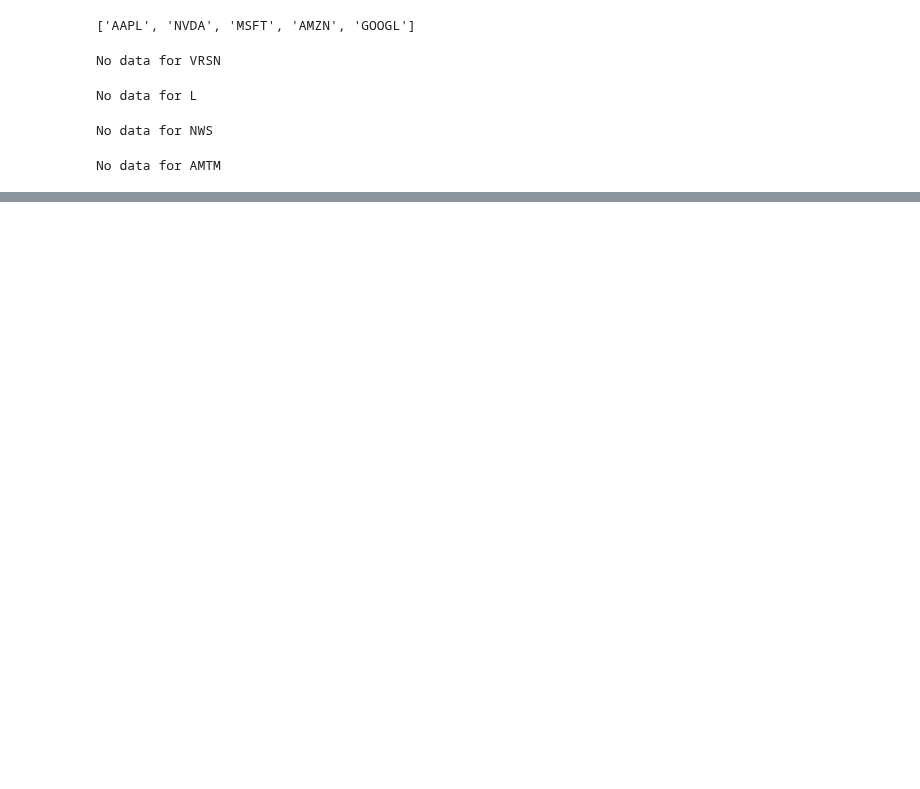
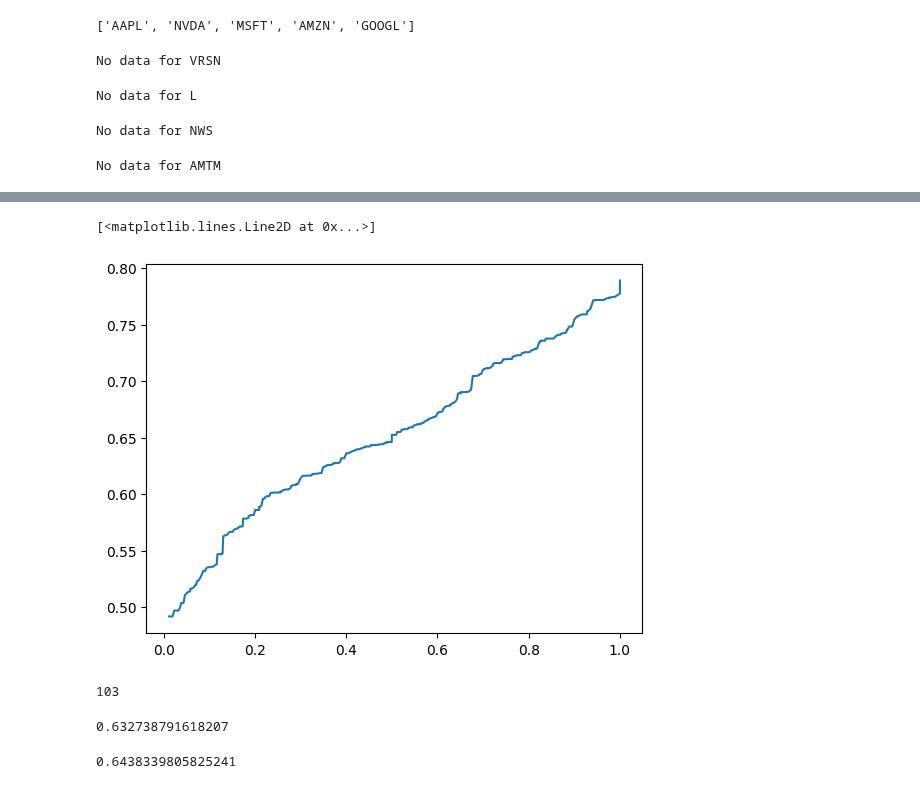
Before and after one commit to jacobf18/Dist-NN, a Jupyter notebook: wrds.ipynb, the cells around one changed output, grey strips where cells are left out. Cells and saved outputs as stored; diff of their text form; code cells hidden in the pictures; blank space fills up the shorter version.

```diff
--- a/wrds.ipynb
+++ b/wrds.ipynb
@@ -83,0 +272,12 @@ ibes_data
+# %%
+def wass_barycenter(sample_list):
+    """Compute the Wasserstein barycenter from a list of sample arrays.
+    Returns the x,y coordinates for the quantile function of the barycenter.
+    """
+    step_functions = list()
+    for sample_arr in sample_list:
+        x = np.cumsum(np.ones(len(sample_arr)) / len(sample_arr))
+        y = np.sort(sample_arr)
+        step_functions.append((x, y))
+    x_avg, y_avg = average_step_function(step_functions)
+    return (x_avg, y_avg)
@@ -83,0 +369,5 @@ ibes_data
+# %%
+threshold = 0.005
+
+neighbors = [ticker for ticker, dist in dists.items() if dist < threshold]
+neighbors
@@ -83,0 +380,10 @@ ibes_data
+# %%
+actual = quarterly_actual['AAPL', 2020, 2]
+actual_datetime = pd.to_datetime(f'{actual[1]} {actual[2]}', format='%Y-%m-%d %H:%M:%S')
+
+sample_list = []
+for ticker in neighbors:
+    raw_data = quarterly_data[ticker, 2020, 2]
+    filtered_data = raw_data[raw_data['ann_datetime'] < actual_datetime]
+    print(ticker, filtered_data.shape, raw_data.shape)
+    sample_list.append(filtered_data['value'].values)
@@ -83,0 +401,38 @@ ibes_data
+# %%
+barycenter = wass_barycenter(sample_list)
+# %%
+x,y = barycenter
+plt.plot(x,y)
+# %% [output]
+[<matplotlib.lines.Line2D at 0x...>]
+[figure, added]
+# %%
+def expectation(barycenter):
+    # This is just the integral from 0 to 1 of the quantile function
+    x,y = barycenter
+    x_diff = np.concatenate([np.array(x[0]).reshape(1), np.diff(x)])
+    return np.sum(x_diff * y)
+
+threshold = 0.05
+
+neighbors = [ticker for ticker, dist in dists.items() if dist < threshold]
+print(len(neighbors))
+actual = quarterly_actual['AAPL', 2020, 2]
+actual_datetime = pd.to_datetime(f'{actual[1]} {actual[2]}', format='%Y-%m-%d %H:%M:%S')
+
+sample_list = []
+for ticker in neighbors:
+    raw_data = quarterly_data[ticker, 2020, 2]
+    filtered_data = raw_data[raw_data['ann_datetime'] < actual_datetime]
+    # print(ticker, filtered_data.shape, raw_data.shape)
+    sample_list.append(filtered_data['value'].values)
+
+barycenter = wass_barycenter(sample_list)
+expectation(barycenter)
+# %% [output]
+103
+0.632738791618207
+# %%
+step_function(*barycenter, 0.5)
+# %% [output]
+0.6438339805825241
```
Also changed, not shown: parts of 27 cells of this notebook.
